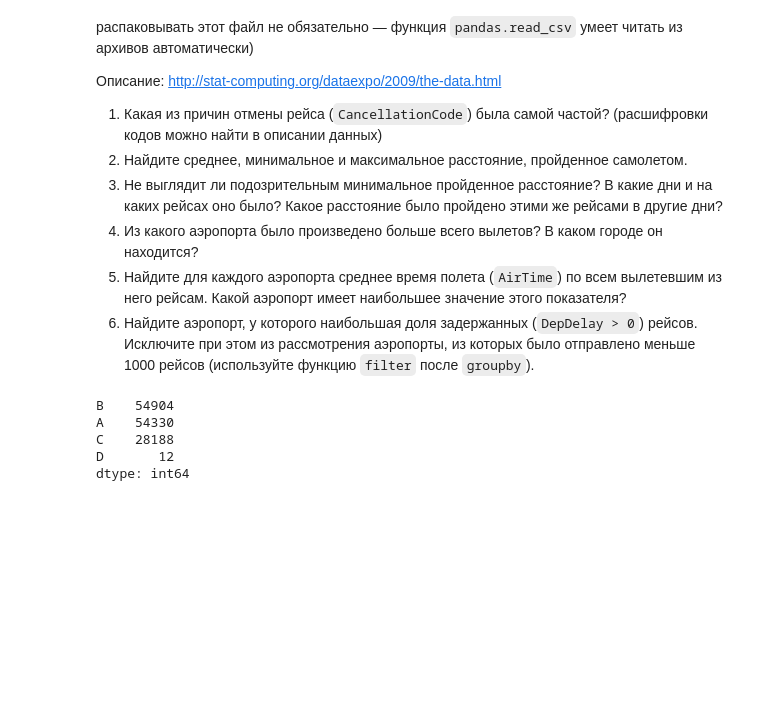
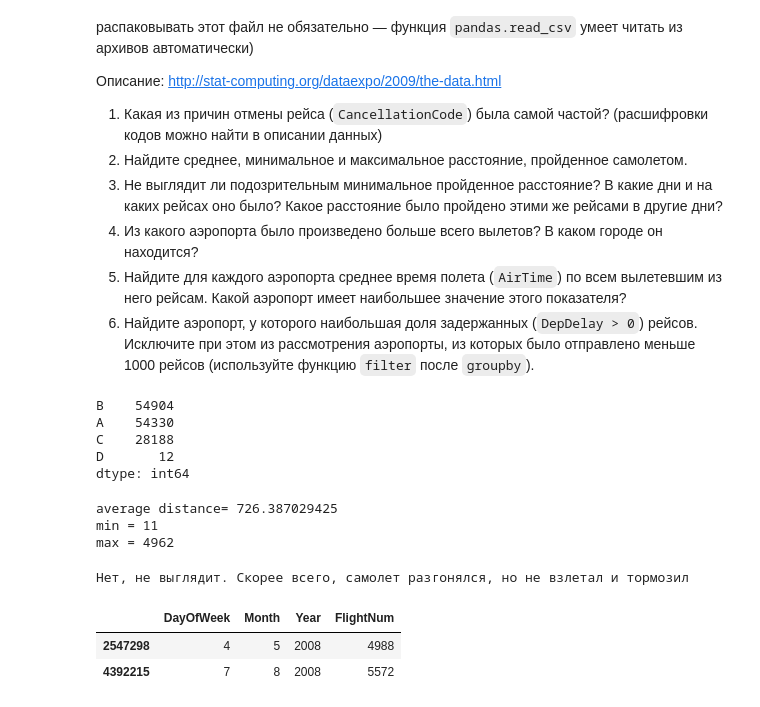
Before and after one commit to evgenii-nikishin/ml-class, a Jupyter notebook: lab01_intro.ipynb, the cells around one changed output. Cells and saved outputs as stored; diff of their text form; code cells hidden in the pictures; blank space fills up the shorter version.

```diff
--- a/lab01_intro.ipynb
+++ b/lab01_intro.ipynb
@@ -293,0 +294,16 @@ df = pd.DataFrame(data)
+# %%
+print ("average distance=", data.Distance.mean())
+print ("min =", data.Distance.min())
+print ("max =", data.Distance.max())
+# %% [output]
+average distance= 726.387029425
+min = 11
+max = 4962
+# %%
+print ("Нет, не выглядит. Скорее всего, самолет разгонялся, но не взлетал и тормозил")
+data[data.Distance == data.Distance.min()][['DayOfWeek', 'Month', 'Year', 'FlightNum']]
+# %% [output]
+Нет, не выглядит. Скорее всего, самолет разгонялся, но не взлетал и тормозил
+|  | DayOfWeek | Month | Year | FlightNum |
+| 2547298 | 4 | 5 | 2008 | 4988 |
+| 4392215 | 7 | 8 | 2008 | 5572 |
```
Also changed, not shown: parts of 14 cells of this notebook.
